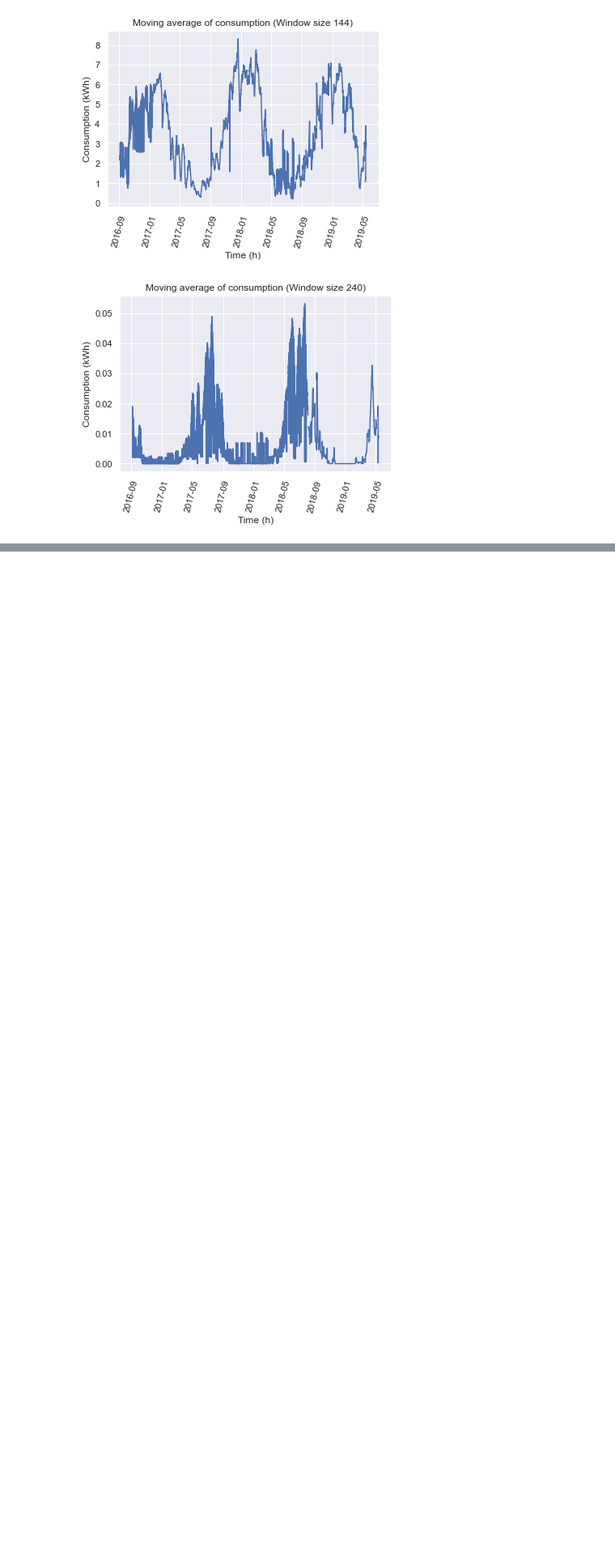
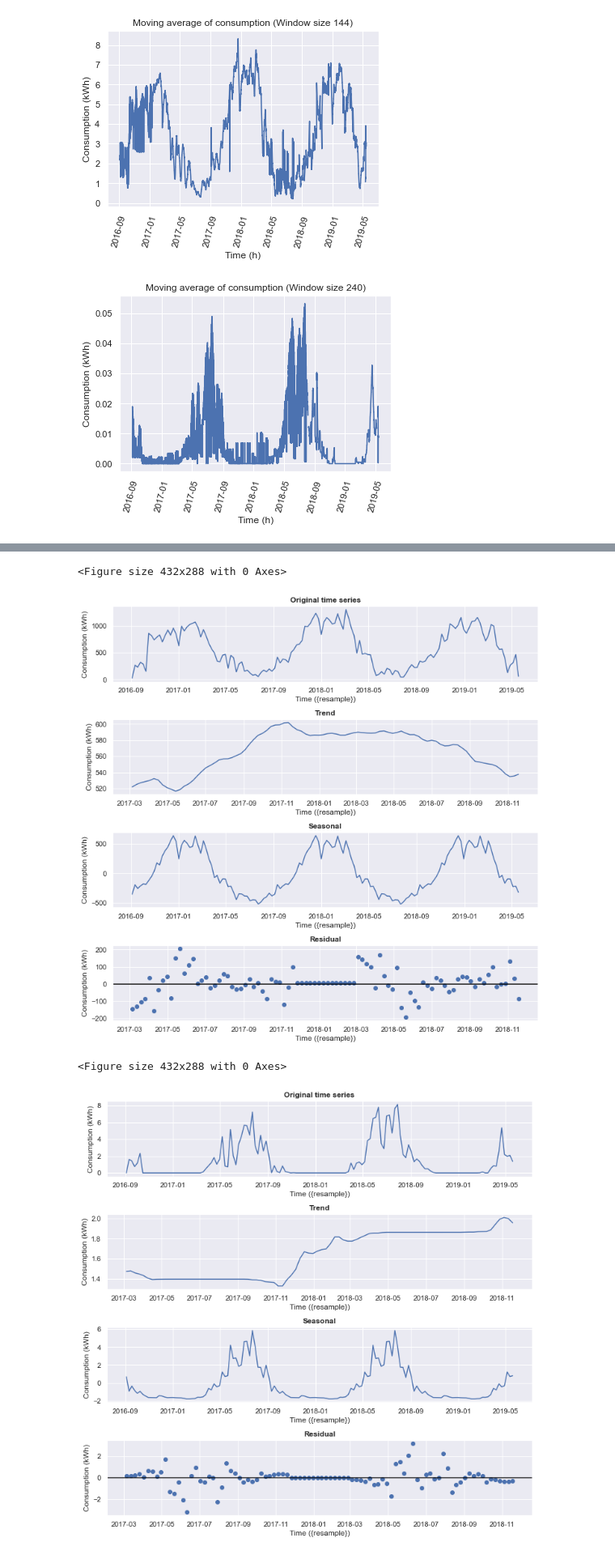
Before and after one commit to 4ug-aug/Otovo-OptimalControl, a Jupyter notebook: explore_cleaned_meters.ipynb, the cells around one changed output, grey strips where cells are left out. Shown at 81% size. Cells and saved outputs as stored; diff of their text form; code cells hidden in the pictures; blank space fills up the shorter version.

Commit message:
Feat: Plot seasonal decomposition

```diff
--- a/explore_cleaned_meters.ipynb
+++ b/explore_cleaned_meters.ipynb
@@ -151,0 +155,50 @@ plot_moving_average(df_mm_prod["num_kwh_normalized"], window=12*20, plt_title="M
+# %%
+
+def plot_seasonal_decomp(series, resample="W", model = "additive"):
+    series_resample = series.sort_index().resample("W").sum()
+    decompose = seasonal_decompose(series_resample, model= model)
+
+    plt.clf()
+
+    xlab = "Time ({resample})"
+    ylab = "Consumption (kWh)"
+
+    # 4 plots of decompose_cons on top of each other
+    fig, ax = plt.subplots(4, 1, figsize=(12, 12))
+    ax[0].plot(decompose.observed)
+    ax[0].set_title("Original time series")
+    ax[1].plot(decompose.trend)
+    ax[1].set_title("Trend")
+    ax[1].set_ylabel("Consumption (kWh)")
+    ax[2].plot(decompose.seasonal)
+    ax[2].set_title("Seasonal")
+    # Line in 0 behind points
+    ax[3].axhline(0, color="black")
+    ax[3].set_title("Residual")
+
+    # Scatterplot of residuals
+    ax[3].scatter(decompose.resid.index,decompose.resid)
+
+
+    #Set universal xlabel
+    ax[3].set_xlabel("Time (weeks)")
+
+
+    #Make titles bold font
+    for i in range(4):
+        ax[i].title.set_fontweight("bold")
+        ax[i].set_xlabel(xlab)
+        ax[i].set_ylabel(ylab)
+
+    #Spacing between subplots
+    plt.subplots_adjust(hspace=0.5)
+
+    plt.show()
+# %%
+plot_seasonal_decomp(df_mm_cons["num_kwh"], resample="W", model = "additive")
+plot_seasonal_decomp(df_mm_prod["num_kwh_normalized"], resample="W", model = "additive")
+# %% [output]
+<Figure size 432x288 with 0 Axes>
+[figure, added]
+<Figure size 432x288 with 0 Axes>
+[figure, added]
```
Also changed, not shown: parts of 4 cells of this notebook.
